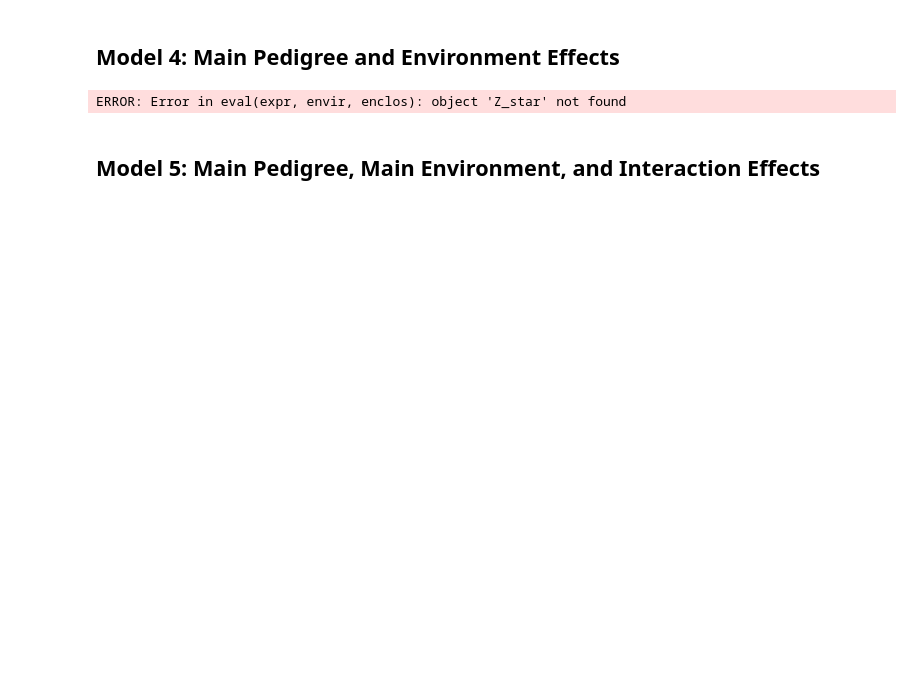
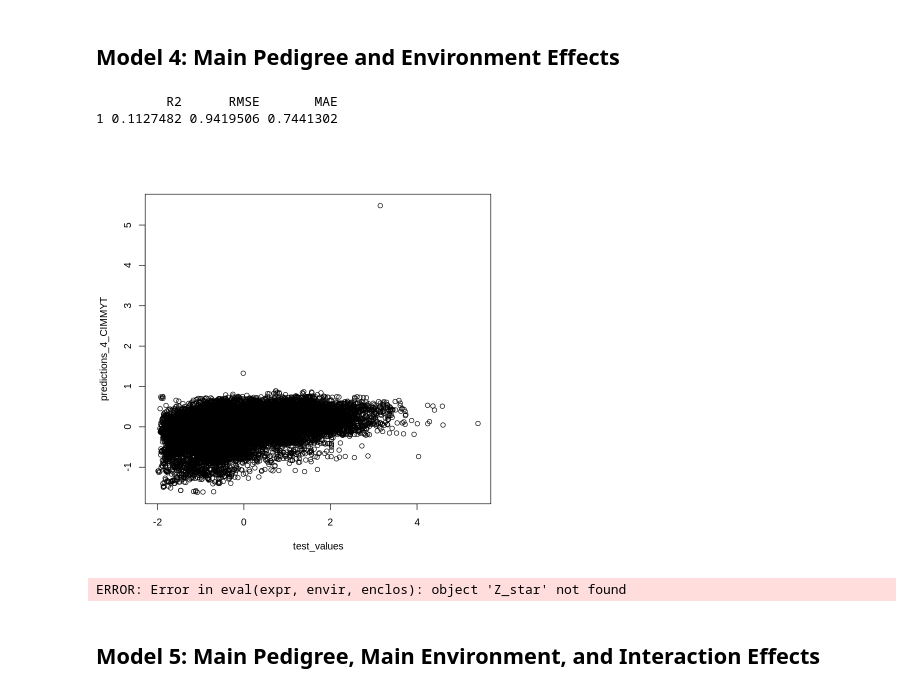
Before and after one commit to AaronScherf/gxe-gee-lmm, a Jupyter notebook: gxe_lmm_r.ipynb, the cells around one changed output. Cells and saved outputs as stored; diff of their text form; code cells hidden in the pictures; blank space fills up the shorter version.

```diff
--- a/gxe_lmm_r.ipynb
+++ b/gxe_lmm_r.ipynb
@@ -337,18 +377,22 @@ plot(test_values,predictions_3_gee)
 # (EAW)
 # %%
 ETA = list(PED=list(X=Z_star,model='BRR'),
-           EC=list(X=W_CIMMYT_div,model='BRR'))
+           EC=list(X=W_CIMMYT_div,model='FIXED'))
 # %%
 fm4_CIMMYT = BGLR(y=y_train_na,ETA=ETA,saveAt='M4_CIM_',nIter=2000,burnIn=500)
 # %%
 predictions_4_CIMMYT = fm4_CIMMYT$yHat[-seq_len(train_rows)]
-test_values = y$GRAIN_YIELD[-seq_len(train_rows)]
+test_values = y_build$GRAIN_YIELD[-seq_len(train_rows)]
 R2 = R2(predictions_4_CIMMYT, test_values)
 RMSE = RMSE(predictions_4_CIMMYT, test_values)
 MAE = MAE(predictions_4_CIMMYT, test_values)
 model4_CIMMYT_scores = data.frame(R2, RMSE, MAE)
 print(model4_CIMMYT_scores)
 plot(test_values,predictions_4_CIMMYT)
+# %% [output]
+         R2      RMSE       MAE
+1 0.1127482 0.9419506 0.7441302
+[figure, added]
 # %%
 # Fitting Model 3_GEE (Main Environment-Pedigree-Environmental Covariate Effects)
 # (EAW)
```
Also changed, not shown: parts of 60 cells of this notebook.
